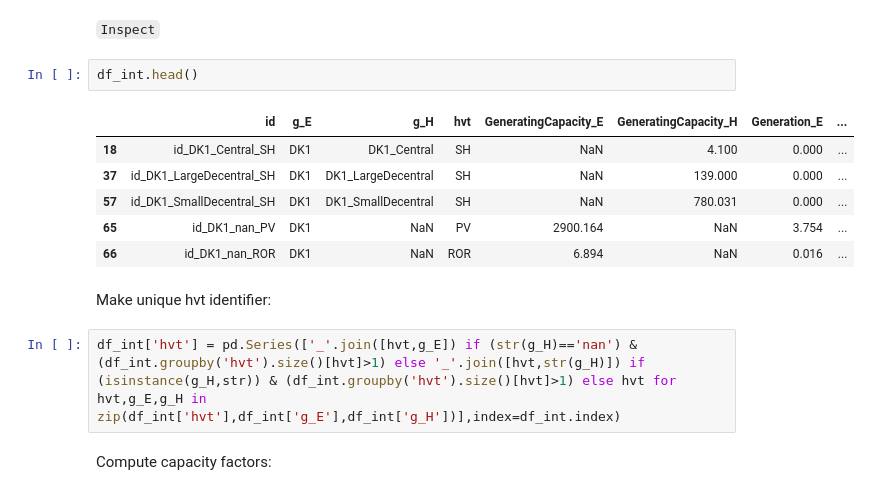
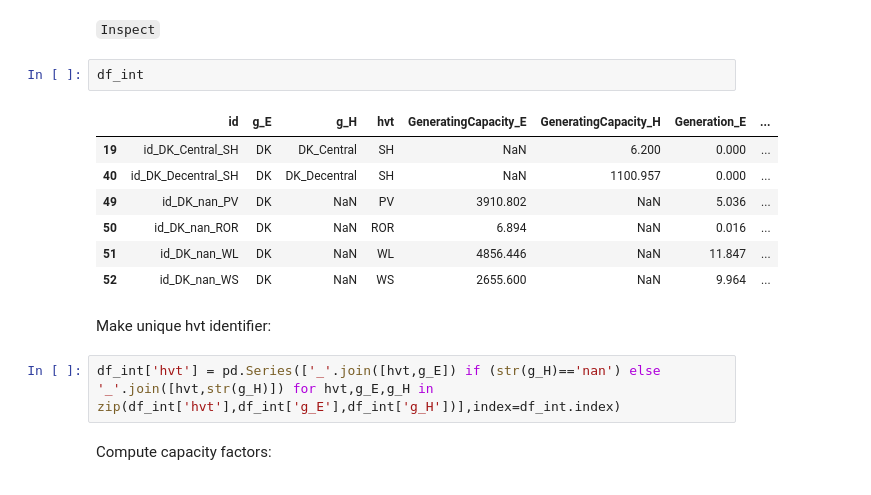
Before and after one commit to marcherger/EnergyEconGroupWork, a Jupyter notebook: DownloadDataForDK/D_MakeModelData.ipynb, the cells around one changed output. Cells and saved outputs as stored; diff of their text form.

```diff
--- a/DownloadDataForDK/D_MakeModelData.ipynb
+++ b/DownloadDataForDK/D_MakeModelData.ipynb
@@ -196,18 +202,19 @@ df_int = df_plant.loc[df_plant['tech'].isin(['PV','SH','WL','WS','ROR']),['id','
 # %% [markdown]
 `Inspect`
 # %%
-df_int.head()
+df_int
 # %% [output]
 |  | id | g_E | g_H | hvt | GeneratingCapacity_E | GeneratingCapacity_H | Generation_E | ... |
-| 18 | id_DK1_Central_SH | DK1 | DK1_Central | SH | NaN | 4.100 | 0.000 | ... |
-| 37 | id_DK1_LargeDecentral_SH | DK1 | DK1_LargeDecentral | SH | NaN | 139.000 | 0.000 | ... |
-| 57 | id_DK1_SmallDecentral_SH | DK1 | DK1_SmallDecentral | SH | NaN | 780.031 | 0.000 | ... |
-| 65 | id_DK1_nan_PV | DK1 | NaN | PV | 2900.164 | NaN | 3.754 | ... |
-| 66 | id_DK1_nan_ROR | DK1 | NaN | ROR | 6.894 | NaN | 0.016 | ... |
+| 19 | id_DK_Central_SH | DK | DK_Central | SH | NaN | 6.200 | 0.000 | ... |
+| 40 | id_DK_Decentral_SH | DK | DK_Decentral | SH | NaN | 1100.957 | 0.000 | ... |
+| 49 | id_DK_nan_PV | DK | NaN | PV | 3910.802 | NaN | 5.036 | ... |
+| 50 | id_DK_nan_ROR | DK | NaN | ROR | 6.894 | NaN | 0.016 | ... |
+| 51 | id_DK_nan_WL | DK | NaN | WL | 4856.446 | NaN | 11.847 | ... |
+| 52 | id_DK_nan_WS | DK | NaN | WS | 2655.600 | NaN | 9.964 | ... |
 # %% [markdown]
 Make unique hvt identifier:
 # %%
-df_int['hvt'] = pd.Series(['_'.join([hvt,g_E]) if (str(g_H)=='nan') & (df_int.groupby('hvt').size()[hvt]>1) else '_'.join([hvt,str(g_H)]) if (isinstance(g_H,str)) & (df_int.groupby('hvt').size()[hvt]>1) else hvt for hvt,g_E,g_H in zip(df_int['hvt'],df_int['g_E'],df_int['g_H'])],index=df_int.index)
+df_int['hvt'] = pd.Series(['_'.join([hvt,g_E]) if (str(g_H)=='nan') else '_'.join([hvt,str(g_H)]) for hvt,g_E,g_H in zip(df_int['hvt'],df_int['g_E'],df_int['g_H'])],index=df_int.index)
 # %% [markdown]
 Compute capacity factors:
 # %%
```
Also changed, not shown: parts of 71 cells of this notebook, 38 other files.
